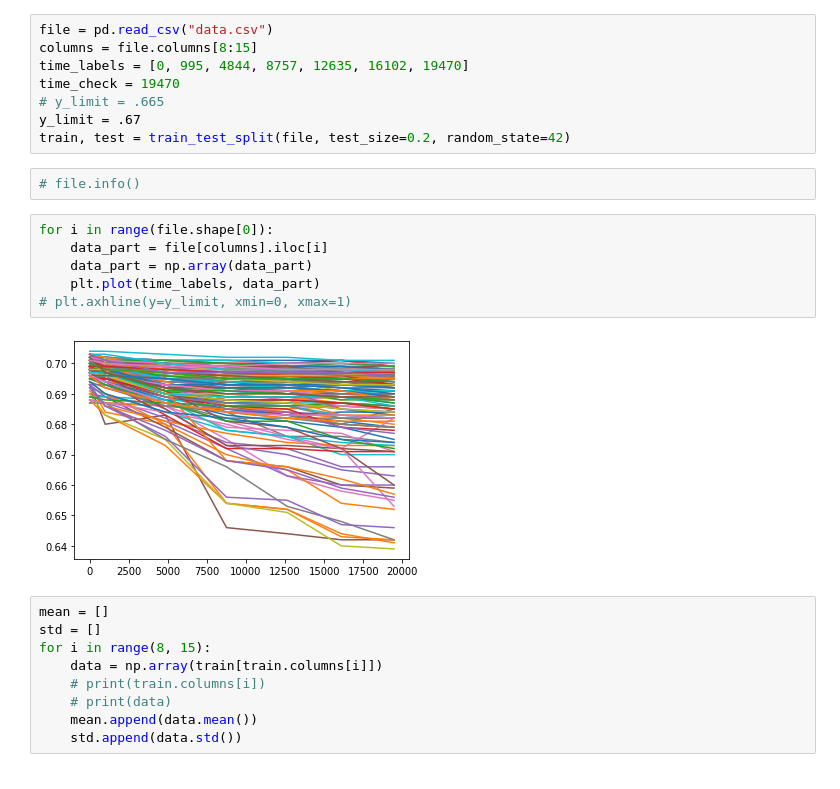
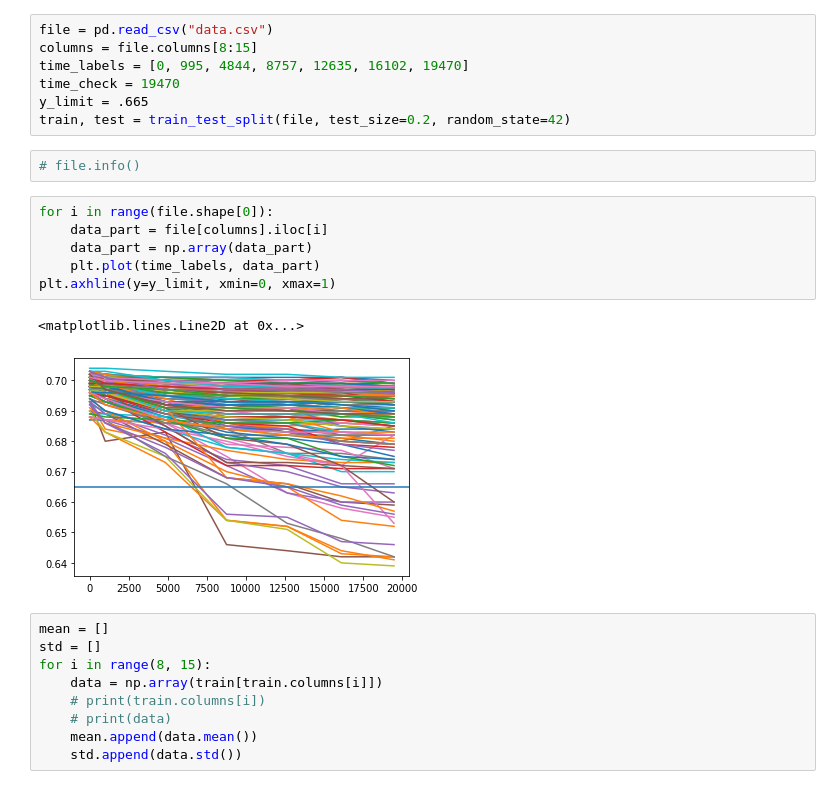
Before and after one commit to rommmmmka/data-processing, a Jupyter notebook: regression.ipynb, the cells around one changed output. Cells and saved outputs as stored; diff of their text form.

```diff
--- a/regression.ipynb
+++ b/regression.ipynb
@@ -10,19 +10,19 @@ file = pd.read_csv("data.csv")
 columns = file.columns[8:15]
 time_labels = [0, 995, 4844, 8757, 12635, 16102, 19470]
 time_check = 19470
-# y_limit = .665
-y_limit = .67
+y_limit = .665
 train, test = train_test_split(file, test_size=0.2, random_state=42)
 # %%
 # file.info()
 # %%
 for i in range(file.shape[0]):
     data_part = file[columns].iloc[i]
     data_part = np.array(data_part)
     plt.plot(time_labels, data_part)
-# plt.axhline(y=y_limit, xmin=0, xmax=1)
+plt.axhline(y=y_limit, xmin=0, xmax=1)
 # %% [output]
+<matplotlib.lines.Line2D at 0x...>
-[figure, old version]
+[figure, new version]
 # %%
 mean = []
 std = []
```
Also changed, not shown: parts of 5 cells of this notebook.
